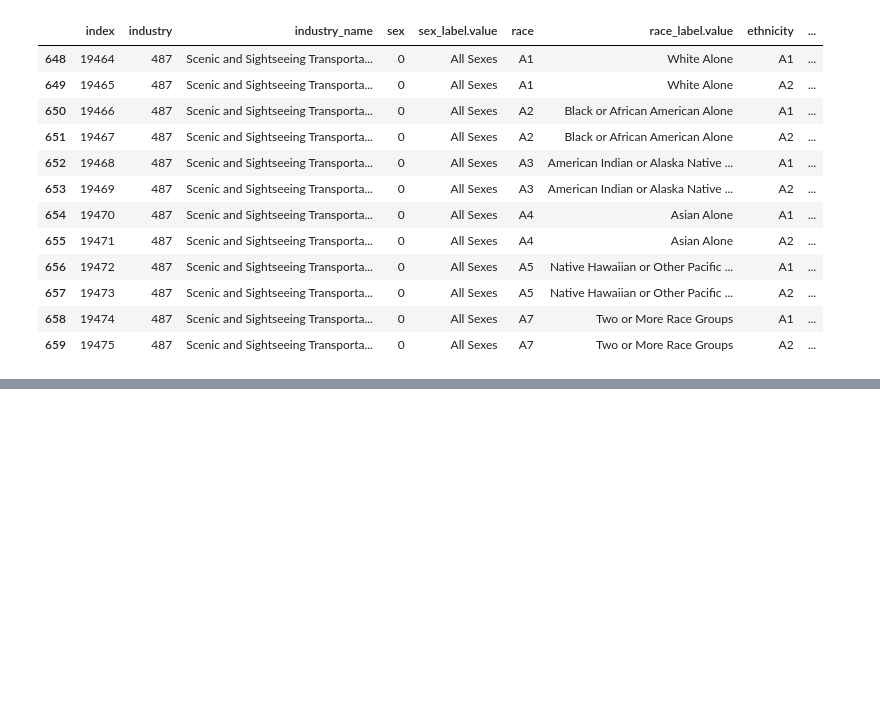
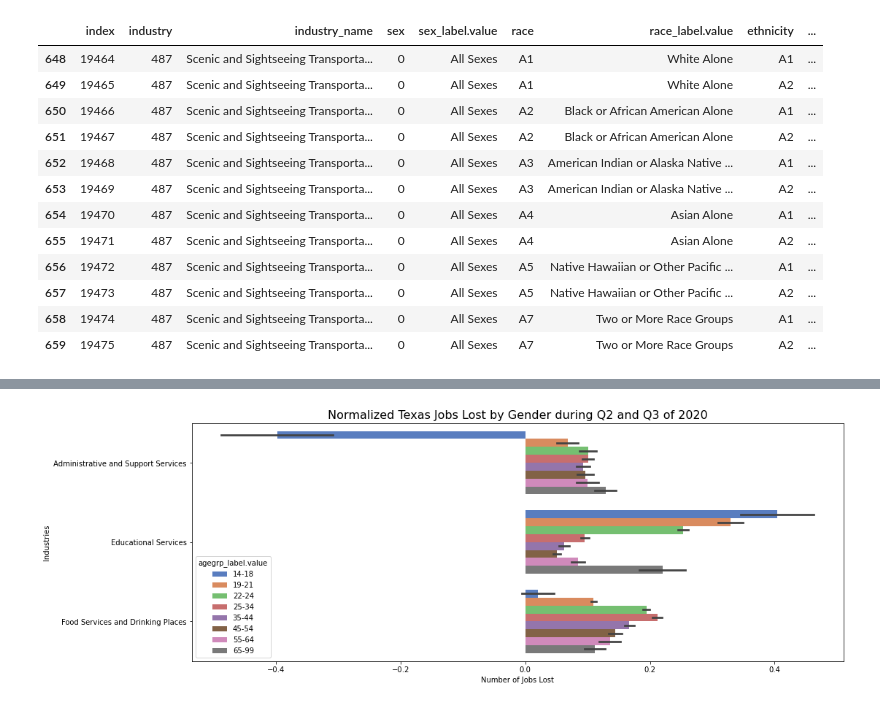
Before and after one commit to capstone-job-market-analysis/job-market-analysis, a Jupyter notebook: jeff_explore.ipynb, the cells around one changed output, grey strips where cells are left out. Saved outputs shown, nothing was run; the diff lists cells and outputs as text; code cells hidden in the pictures; blank space fills up the shorter version.

```diff
--- a/jeff_explore.ipynb
+++ b/jeff_explore.ipynb
@@ -1084,0 +1195,6 @@ r_compare[r_compare.industry == 487]
+# %%
+# Select only the Industries that lost the most jobs:
+age_top = age_compare[(age_compare.industry == 561) |
+         (age_compare.industry == 611) |
+         (age_compare.industry == 722)]
+age_top_clean = age_top[['industry', 'industry_name', 'sex_label.value', 'agegrp_label.value', 'Emp', 'q3_Emp', 'q1_minus_q3', 'normalized']]
@@ -1084,0 +1221,13 @@ r_compare[r_compare.industry == 487]
+# %%
+# Plot of the above by ethnicity:
+plt.figure(figsize=(16,6))
+sns.barplot(x="normalized", y="industry_name",
+                hue='agegrp_label.value',
+                palette="muted",
+                data=age_top_clean, alpha=1)
+plt.title('Normalized Texas Jobs Lost by Gender during Q2 and Q3 of 2020', fontsize=16)
+plt.xlabel('Number of Jobs Lost')
+plt.ylabel('Industries')
+plt.show()
+# %% [output]
+[figure, added]
```
Also changed, not shown: parts of 59 cells of this notebook, 1 other file.
